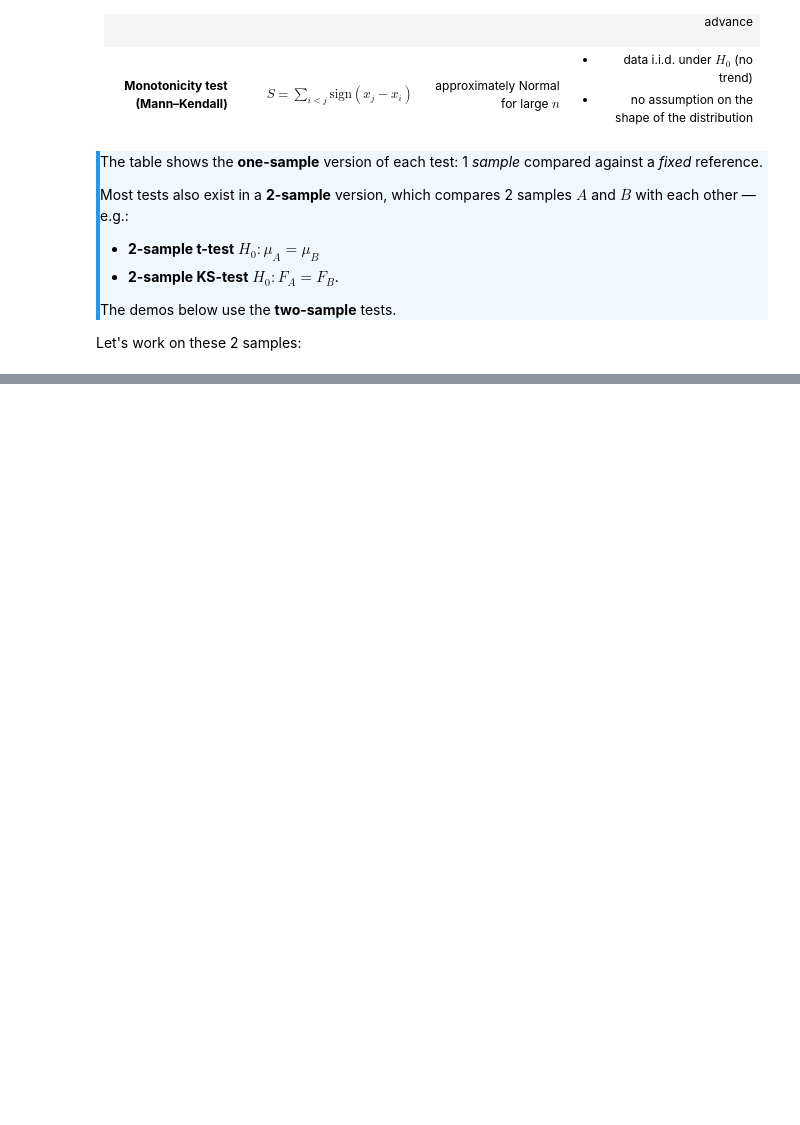
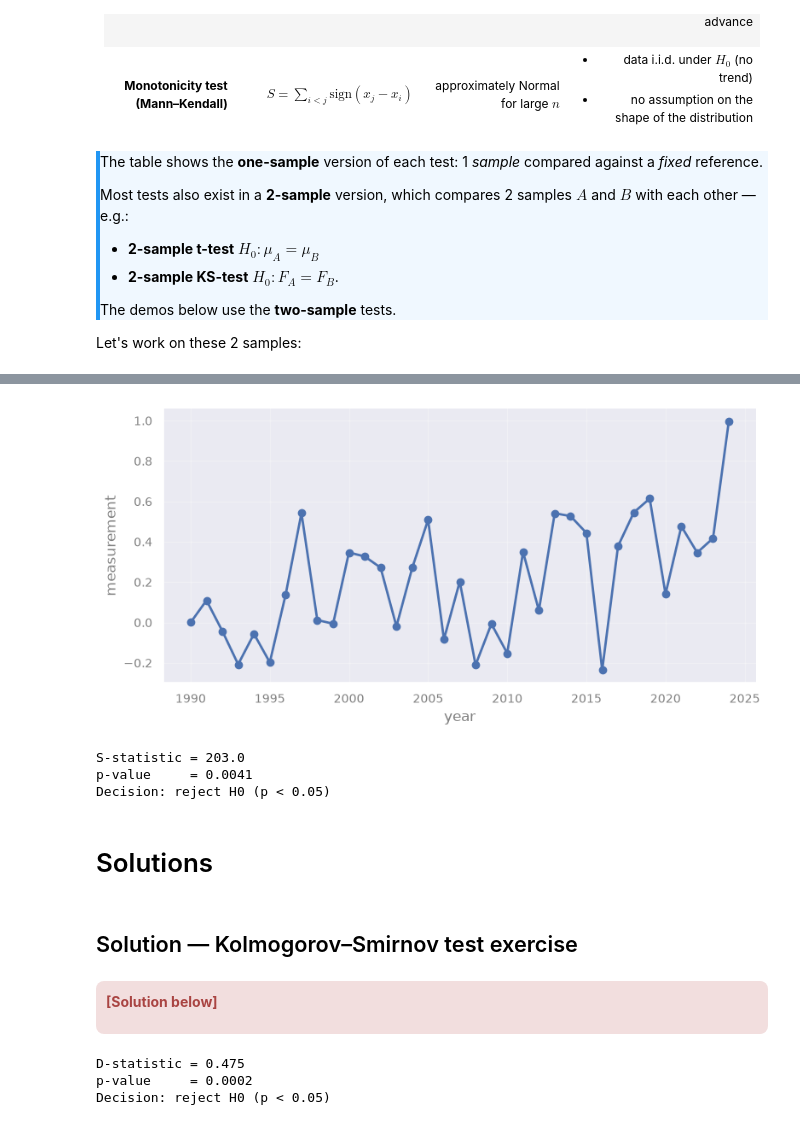
Before and after one commit to AstroStat-Academy/astrostat-school-7, a Jupyter notebook: Hypothesis_Testing/Hypothesis_Testing.ipynb, the cells around one changed output, grey strips where cells are left out. Drawn from its saved outputs; the diff is of its cells as text; code cells hidden in the pictures; blank space fills up the shorter version.

```diff
--- a/Hypothesis_Testing/Hypothesis_Testing.ipynb
+++ b/Hypothesis_Testing/Hypothesis_Testing.ipynb
@@ -438,0 +463,55 @@ Let's work on these 2 samples:
+# %%
+import pymannkendall as mk
+
+rng = np.random.default_rng(seed=7)
+years = np.arange(1990, 2025)
+trend = 0.02 * (years - years[0])
+noise = rng.normal(loc=0.0, scale=0.3, size=years.size)
+X = trend + noise
+
+plt.plot(years, X, "o-")
+plt.xlabel("year")
+plt.ylabel("measurement")
+plt.show()
+# %% [output]
+[figure, added]
+# %%
+result = mk.original_test(X)
+
+print(f"S-statistic = {result.s}")
+print(f"p-value     = {result.p:.4f}")
+
+alpha = 0.05
+if result.p < alpha:
+    print(f"Decision: reject H0 (p < {alpha})")
+else:
+    print(f"Decision: cannot reject H0 (p >= {alpha})")
+# %% [output]
+S-statistic = 203.0
+p-value     = 0.0041
+Decision: reject H0 (p < 0.05)
+# %% [markdown]
+# Solutions
+# %% [markdown]
+## Solution — Kolmogorov–Smirnov test exercise
+# %% [markdown]
+<div class="alert alert-danger" role="alert" style="border-radius: 8px; padding: 10px;">
+
+<b>[Solution below]</b>
+
+</div>
+# %%
+ks_stat, p_value = stats.ks_2samp(X_a, X_b)
+
+print(f"D-statistic = {ks_stat:.3f}")
+print(f"p-value     = {p_value:.4f}")
+
+alpha = 0.05
+if p_value < alpha:
+    print(f"Decision: reject H0 (p < {alpha})")
+else:
+    print(f"Decision: cannot reject H0 (p >= {alpha})")
+# %% [output]
+D-statistic = 0.475
+p-value     = 0.0002
+Decision: reject H0 (p < 0.05)
```
Also changed, not shown: parts of 13 cells of this notebook.
